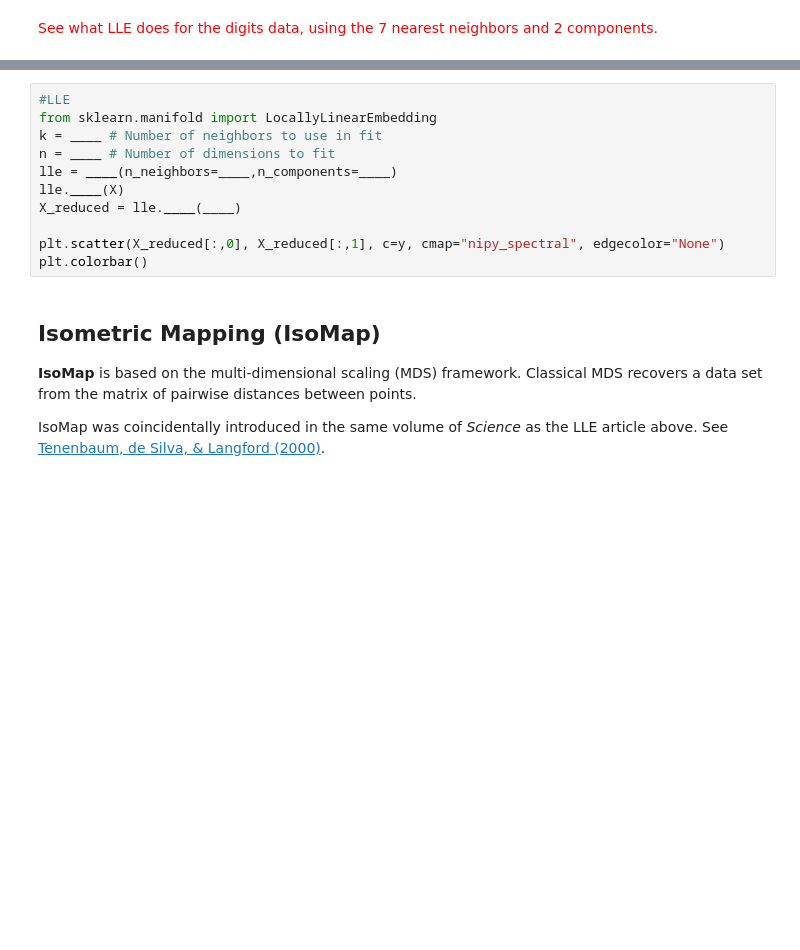
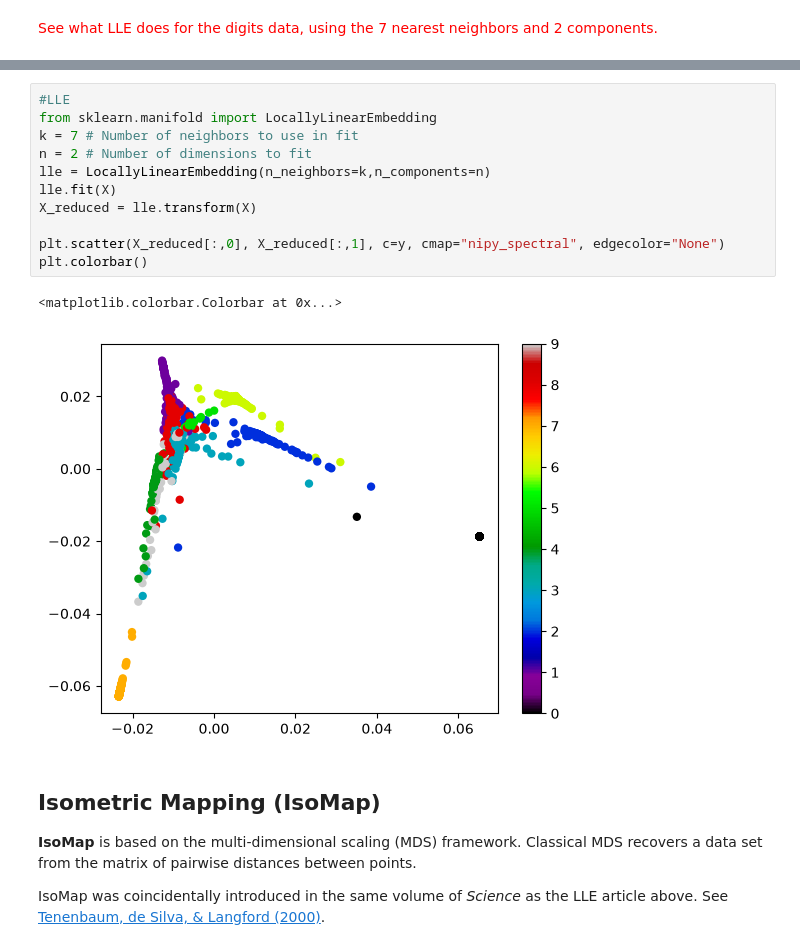
Before and after one commit to hsingh247/big-data-physics, a Jupyter notebook: DimensionReduction2.ipynb, the cells around one changed output, grey strips where cells are left out. Cells and saved outputs as stored; diff of their text form; blank space fills up the shorter version.

```diff
--- a/DimensionReduction2.ipynb
+++ b/DimensionReduction2.ipynb
@@ -236,14 +246,17 @@ y = digits.target
 # %%
 #LLE
 from sklearn.manifold import LocallyLinearEmbedding
-k = ____ # Number of neighbors to use in fit
-n = ____ # Number of dimensions to fit
-lle = ____(n_neighbors=____,n_components=____)
-lle.____(X)
-X_reduced = lle.____(____)
+k = 7 # Number of neighbors to use in fit
+n = 2 # Number of dimensions to fit
+lle = LocallyLinearEmbedding(n_neighbors=k,n_components=n)
+lle.fit(X)
+X_reduced = lle.transform(X)
 
 plt.scatter(X_reduced[:,0], X_reduced[:,1], c=y, cmap="nipy_spectral", edgecolor="None")
 plt.colorbar()
+# %% [output]
+<matplotlib.colorbar.Colorbar at 0x...>
+[figure, added]
 # %% [markdown]
 ## Isometric Mapping  (IsoMap) <a class="anchor" id="three"></a>
 
```
Also changed, not shown: parts of 6 cells of this notebook, 1 other file.
